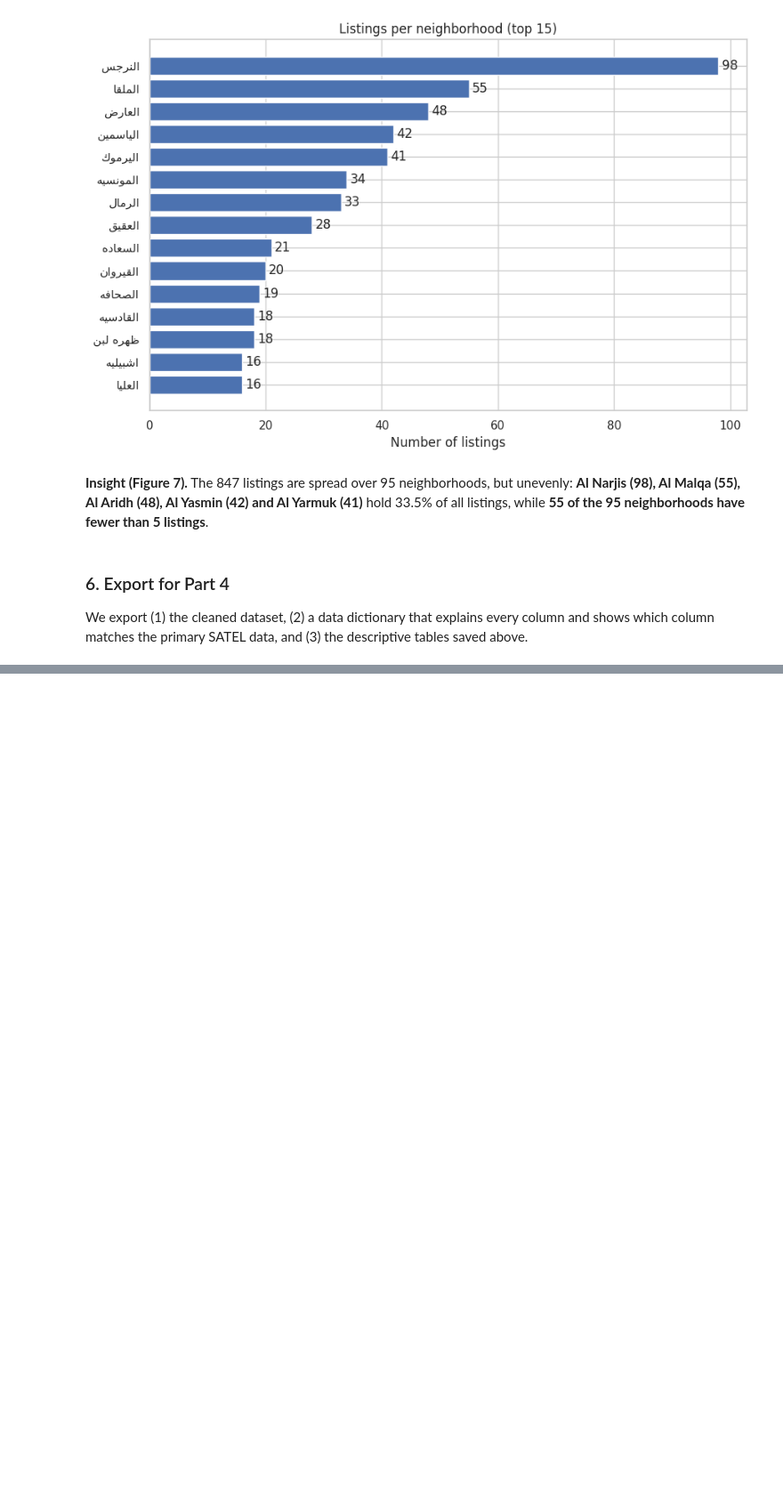
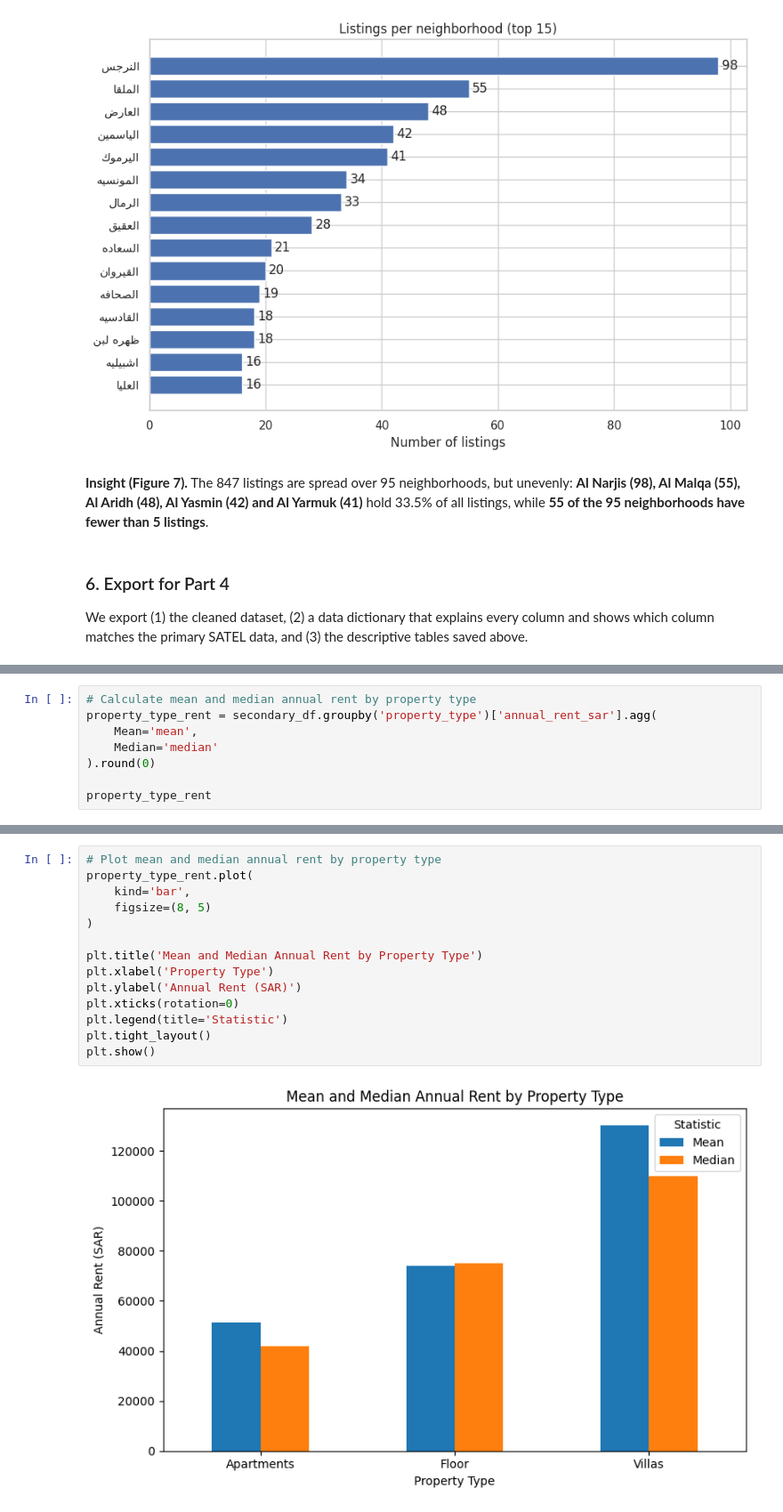
Before and after one commit to 1FATIMAH1/IT362, a Jupyter notebook: Phase2.ipynb, the cells around one changed output, grey strips where cells are left out. Shown at 89% size. Saved outputs shown, nothing was run; the diff lists cells and outputs as text; blank space fills up the shorter version.

```diff
--- a/Phase2.ipynb
+++ b/Phase2.ipynb
@@ -1473,0 +1601,8 @@ dictionary
+# %%
+# Calculate mean and median annual rent by property type
+property_type_rent = secondary_df.groupby('property_type')['annual_rent_sar'].agg(
+    Mean='mean',
+    Median='median'
+).round(0)
+
+property_type_rent
@@ -1473,0 +1615,16 @@ dictionary
+# %%
+# Plot mean and median annual rent by property type
+property_type_rent.plot(
+    kind='bar',
+    figsize=(8, 5)
+)
+
+plt.title('Mean and Median Annual Rent by Property Type')
+plt.xlabel('Property Type')
+plt.ylabel('Annual Rent (SAR)')
+plt.xticks(rotation=0)
+plt.legend(title='Statistic')
+plt.tight_layout()
+plt.show()
+# %% [output]
+[figure, added]
```
Also changed, not shown: parts of 24 cells of this notebook.
